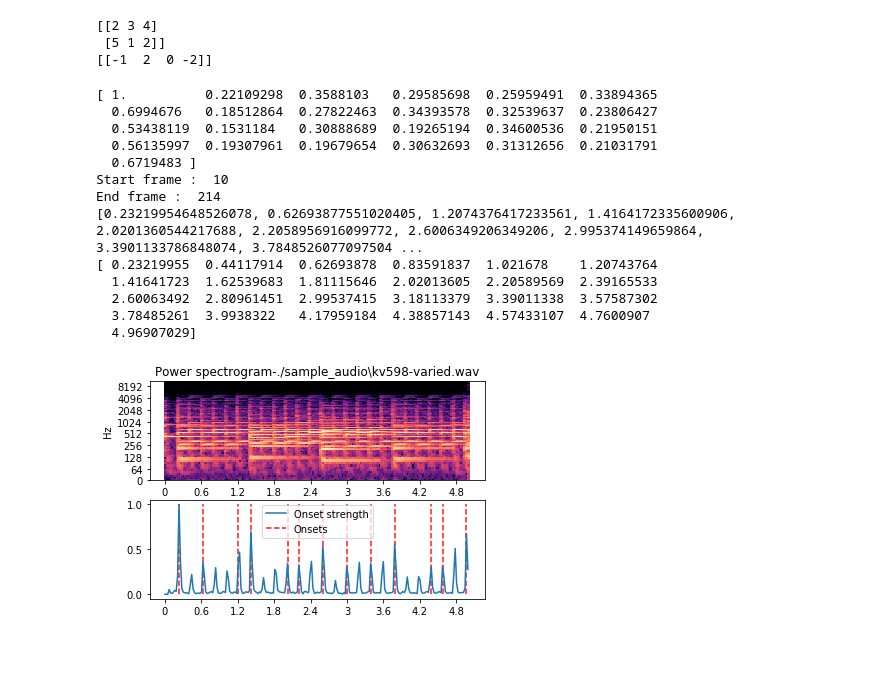
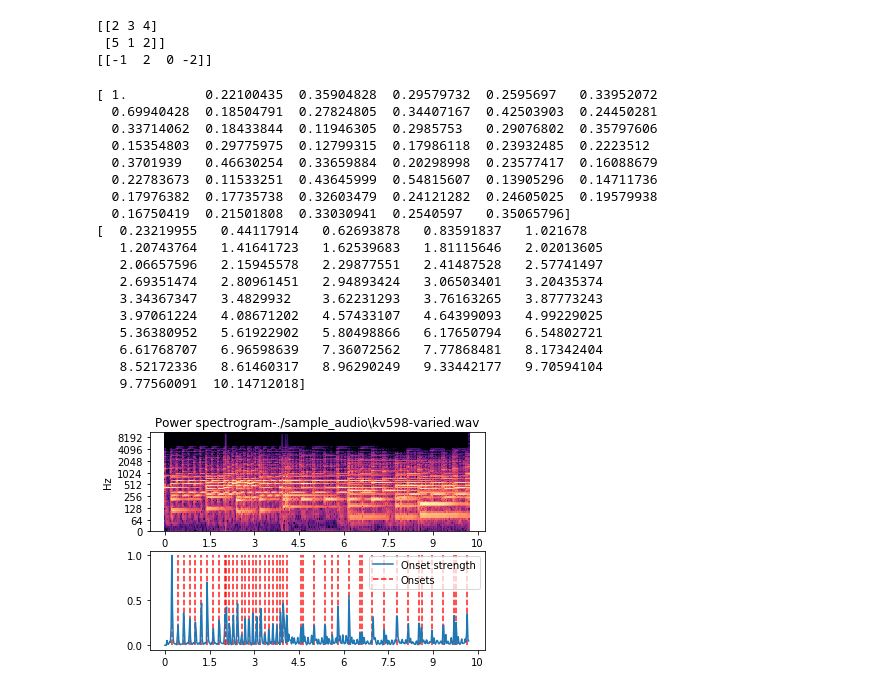
Before and after one commit to minwookchang/MusicalFunctions, a Jupyter notebook: onset_detection.ipynb, the cells around one changed output. Drawn from its saved outputs; the diff is of its cells as text; code cells hidden in the pictures; blank space fills up the shorter version.

```diff
--- a/onset_detection.ipynb
+++ b/onset_detection.ipynb
@@ -42,10 +42,10 @@ print(files)
 # %%
 #for f in files:
 
-y, sr = librosa.load(files[1])
+y, sr = librosa.load(files[-1],offset = 8.0, duration = 2.0)
 print(y.shape, sr)
 
-plt.figure(figsize=(10,4))
+plt.figure(figsize=(20,10))
 librosa.display.waveplot(y,sr)
 plt.title(f + "_waveplot")
 
@@ -70,7 +70,7 @@ energy_novelty  = np.max([np.zeros_like(rmse_diff), rmse_diff], axis=0)
 frames = np.arange(len(rmse))
 t = librosa.frames_to_time(frames, sr=sr)
 
-plt.figure(figsize=(10, 4))
+plt.figure(figsize=(20, 10))
 plt.plot(t, rmse, 'b--', t, rmse_diff, 'g--^', t, energy_novelty, 'r-')
 plt.xlim(0, t.max())
 plt.xlabel('Time (sec)')
@@ -86,7 +86,7 @@ log_rmse_diff[1:] = np.diff(log_rmse)
 
 log_energy_novelty = np.max([np.zeros_like(log_rmse_diff), log_rmse_diff], axis = 0)
 
-plt.figure(figsize=(10, 4))
+plt.figure(figsize=(20, 10))
 plt.plot(t, log_rmse, 'b--', t, log_rmse_diff, 'g--^', t, log_energy_novelty, 'r-')
 plt.xlim(0, t.max())
 plt.xlabel('Time (sec)')
@@ -174,57 +178,51 @@ print(np.diff(x, axis=0))
  [5 1 2]]
 [[-1  2  0 -2]]
 # %%
-y, sr = librosa.load(files[1])
+y, sr = librosa.load(files[-1])
 y = librosa.util.normalize(y)
 onset_frames = librosa.onset.onset_detect(y=y, sr=sr)
 
 o_env = librosa.onset.onset_strength(y, sr=sr)
 times = librosa.frames_to_time(np.arange(len(o_env)), sr=sr)
 onset_frames = librosa.onset.onset_detect(onset_envelope=o_env, sr=sr)
 
 print(o_env[onset_frames])
-for i in range(len(o_env[onset_frames])):
-    if o_env[onset_frames][i] > 0.5:
-        print("Start frame : " , onset_frames[i])
-        print("End frame : " ,onset_frames[-1])
-        break
 
 D = librosa.stft(y)
 plt.figure()
 ax1 = plt.subplot(2, 1, 1)
-librosa.display.specshow(librosa.amplitude_to_db(D, ref=np.max),
-                         x_axis='time', y_axis='log')
+
+librosa.display.specshow(librosa.amplitude_to_db(D, ref=np.max),x_axis='time', y_axis='log')
+
 plt.title('Power spectrogram-'+f)
 plt.subplot(2, 1, 2, sharex=ax1)
 plt.plot(times, o_env, label='Onset strength')
 
-
-
-selected = [times[onset_frames[idx]] for idx in range(len(onset_frames)) if o_env[onset_frames[idx]] > 0.3]
-print(selected)
-
-#plt.vlines(times[onset_frames], 0, o_env.max(), color='r', alpha=0.9,           # onset
-#           linestyle='--', label='Onsets')
-plt.vlines(selected, 0, o_env.max(), color='r', alpha=0.9,           # onset
+plt.vlines(times[onset_frames], 0, o_env.max(), color='r', alpha=0.9,           # onset
            linestyle='--', label='Onsets')
 
 print(times[onset_frames])
 
 plt.axis('tight')
 plt.legend(frameon=True, framealpha=0.75)
 plt.show()
 # %% [output]
-[ 1.          0.22109298  0.3588103   0.29585698  0.25959491  0.33894365
-  0.6994676   0.18512864  0.27822463  0.34393578  0.32539637  0.23806427
-  0.53438119  0.1531184   0.30888689  0.19265194  0.34600536  0.21950151
-  0.56135997  0.19307961  0.19679654  0.30632693  0.31312656  0.21031791
-  0.6719483 ]
-Start frame :  10
-End frame :  214
-[0.23219954648526078, 0.62693877551020405, 1.2074376417233561, 1.4164172335600906, 2.0201360544217688, 2.2058956916099772, 2.6006349206349206, 2.995374149659864, 3.3901133786848074, 3.7848526077097504 ...
-[ 0.23219955  0.44117914  0.62693878  0.83591837  1.021678    1.20743764
-  1.41641723  1.62539683  1.81115646  2.02013605  2.20589569  2.39165533
-  2.60063492  2.80961451  2.99537415  3.18113379  3.39011338  3.57587302
-  3.78485261  3.9938322   4.17959184  4.38857143  4.57433107  4.7600907
-  4.96907029]
+[ 1.          0.22100435  0.35904828  0.29579732  0.2595697   0.33952072
+  0.69940428  0.18504791  0.27824805  0.34407167  0.42503903  0.24450281
+  0.33714062  0.18433844  0.11946305  0.2985753   0.29076802  0.35797606
+  0.15354803  0.29775975  0.12799315  0.17986118  0.23932485  0.2223512
+  0.3701939   0.46630254  0.33659884  0.20298998  0.23577417  0.16088679
+  0.22783673  0.11533251  0.43645999  0.54815607  0.13905296  0.14711736
+  0.17976382  0.17735738  0.32603479  0.24121282  0.24605025  0.19579938
+  0.16750419  0.21501808  0.33030941  0.2540597   0.35065796]
+[  0.23219955   0.44117914   0.62693878   0.83591837   1.021678
+   1.20743764   1.41641723   1.62539683   1.81115646   2.02013605
+   2.06657596   2.15945578   2.29877551   2.41487528   2.57741497
+   2.69351474   2.80961451   2.94893424   3.06503401   3.20435374
+   3.34367347   3.4829932    3.62231293   3.76163265   3.87773243
+   3.97061224   4.08671202   4.57433107   4.64399093   4.99229025
+   5.36380952   5.61922902   5.80498866   6.17650794   6.54802721
+   6.61768707   6.96598639   7.36072562   7.77868481   8.17342404
+   8.52172336   8.61460317   8.96290249   9.33442177   9.70594104
+   9.77560091  10.14712018]
-[figure, old version]
+[figure, new version]
```
Also changed, not shown: parts of 5 cells of this notebook, 2 other files.
